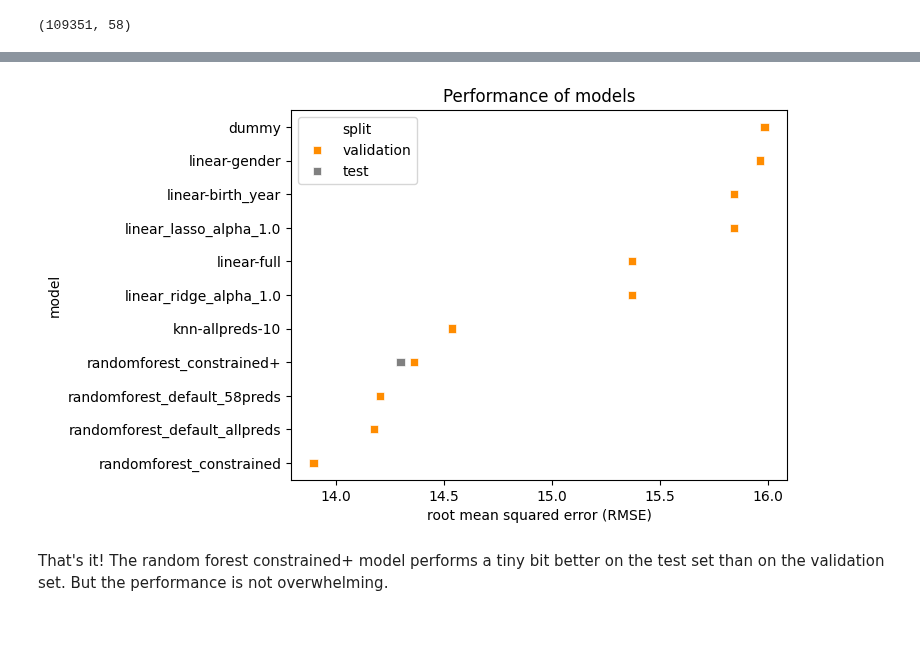
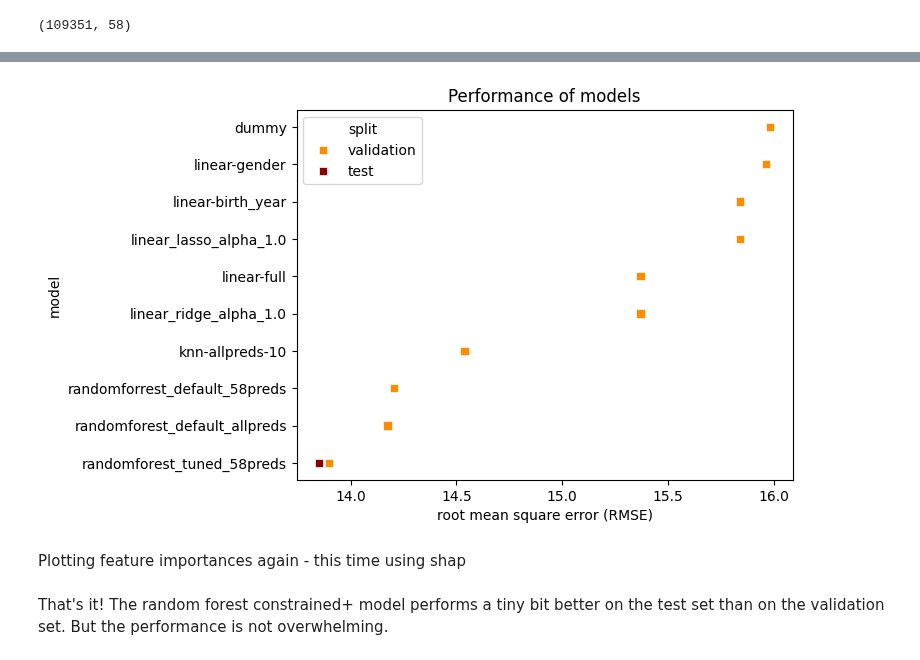
Before and after one commit to sigridbom/datascience_exam, a Jupyter notebook: notebooks/3_building_models.ipynb, the cells around one changed output, grey strips where cells are left out. Drawn from its saved outputs; the diff is of its cells as text; code cells hidden in the pictures; blank space fills up the shorter version.

Commit message:
working on shap values

```diff
--- a/notebooks/3_building_models.ipynb
+++ b/notebooks/3_building_models.ipynb
@@ -243,8 +246,8 @@ selected_features.shape
 (58, 2)
 # %%
 # save features so they are easy to reload if anything crashes
-#selected_features.to_csv('/work/datascience_exam/output/models/selected_features_importances.csv')
-selected_features = pd.read_csv('/work/datascience_exam/output/models/selected_features_importances.csv', index_col = 0)
+#selected_features.to_csv('/work/datascience_exam/output/models/selected_features.csv')
+selected_features = pd.read_csv('/work/datascience_exam/output/models/selected_features.csv', index_col = 0)
 # %%
 # get the feature to keep in a list
 features_to_keep = selected_features['Feature'].tolist()
@@ -415,7 +391,4 @@ Fitting 5 folds for each of 10 candidates, totalling 50 fits
 randomized_search = pkl.load(open('/work/datascience_exam/output/models/randomized_search_cv_58_features.pkl','rb'))
-# %%
-# re-load model - more constraining
-randomized_search = pkl.load(open('/work/datascience_exam/output/models/randomized_search_cv_58_features_more_constrained.pkl','rb'))
 # %%
 randomized_search.cv_results_
 # %%
@@ -454,7 +414,7 @@ cv_rfr_tuned = randomized_search.best_estimator_ # has already been fitted
 preds = cv_rfr_tuned.predict(X_val_filtered)
 r2 = r2_score(y_val, preds)
 performance = np.sqrt(mean_squared_error(y_val, preds))
-performances.append({'model': 'randomforest_constrained+',
+performances.append({'model': 'randomforest_tuned_58preds',
                         'split': 'validation',
                         'rmse': performance.round(4),
                         'r2': r2.round(4)})
@@ -517,7 +476,7 @@ preds = cv_rfr_tuned.predict(X_test_filtered)
 
 r2 = r2_score(y_test, preds)
 performance = np.sqrt(mean_squared_error(y_test, preds))
-performances.append({'model': 'randomforest_constrained+',
+performances.append({'model': 'randomforest_tuned_58preds',
                         'split': 'test',
                         'rmse': performance.round(4),
                         'r2': r2.round(4)})
@@ -539,16 +497,16 @@ print(*performances, sep = '\n')
 # %%
 # plotting performances
 perf_df = pd.DataFrame(performances)
 sns.scatterplot(data=perf_df.sort_values(by='rmse', ascending=False),
                 y='model',
                 x='rmse',
                 marker='s',
                 hue='split',
-                palette=['darkorange', 'grey', 'darkred'])
+                palette=['darkorange','darkred'])
 plt.title("Performance of models")
-plt.xlabel("root mean squared error (RMSE)")
+plt.xlabel("root mean square error (RMSE)")
 fig = plt.gcf() # get current figure
 plt.show()
 # %% [output]
-[figure, old version]
+[figure, new version]
 # %%
@@ -557,0 +516,2 @@ perf_df.to_csv('/work/datascience_exam/output/models/model_performances_v7.csv')
+# %% [markdown]
+Plotting feature importances again - this time using shap
```
Also changed, not shown: parts of 30 cells of this notebook, 2 other files.
